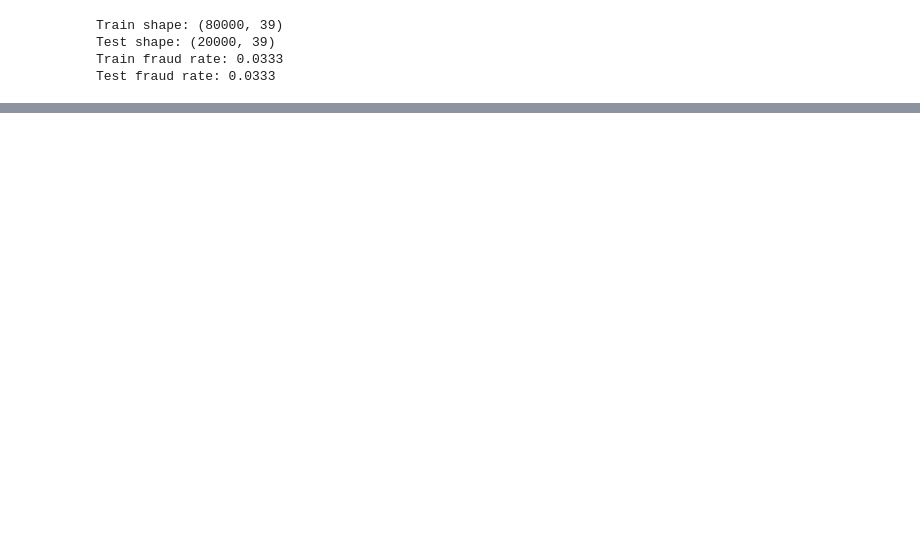
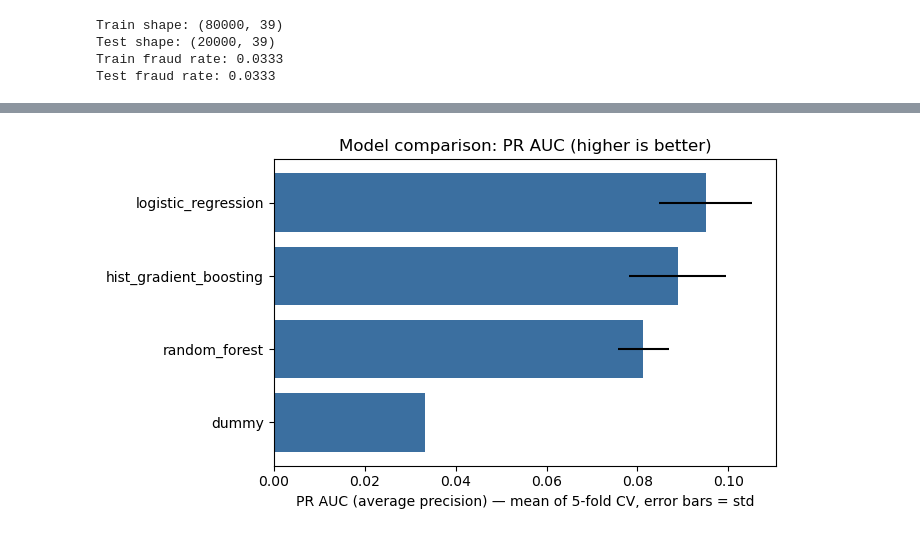
Before and after one commit to dacardonave/finshield-fraud-detection-platform, a Jupyter notebook: notebooks/03_modeling.ipynb, the cells around one changed output, grey strips where cells are left out. Drawn from its saved outputs; the diff is of its cells as text; code cells hidden in the pictures; blank space fills up the shorter version.

```diff
--- a/notebooks/03_modeling.ipynb
+++ b/notebooks/03_modeling.ipynb
@@ -87,12 +64,11 @@ This step ensures:
 # %%
-df = pd.read_csv("../data/raw/transactions.csv", parse_dates=["timestamp"])
-
+df = pd.read_csv(project_root / "data/raw/transactions.csv", parse_dates=["timestamp"])
 X, y, entity_df, categorical_cols, numerical_cols = get_modeling_data(df)
 
 print("X shape:", X.shape)
 print("Fraud rate:", round(y.mean(), 4))
-print("Categorical columns:", categorical_cols)
-print("Numerical columns:", numerical_cols)
+print(f"Categorical columns ({len(categorical_cols)}):", categorical_cols)
+print(f"Numerical columns ({len(numerical_cols)}):", numerical_cols)
 # %% [output]
 X shape: (100000, 39)
 Fraud rate: 0.0333
@@ -110,10 +81,6 @@ Why stratification matters:
 # %%
 X_train, X_test, y_train, y_test = train_test_split(
-    X,
-    y,
-    test_size=0.20,
-    random_state=42,
-    stratify=y,
+    X, y, test_size=TEST_SIZE, random_state=RANDOM_STATE, stratify=y,
 )
 
 print("Train shape:", X_train.shape)
@@ -203,9 +94,0 @@ models
-# %%
-logreg_pipeline = Pipeline(
-    steps=[
-        ("preprocessor", preprocessor),
-        ("model", LogisticRegression(max_iter=1000, class_weight="balanced", random_state=42)),
-    ]
-)
-
-logreg_pipeline.fit(X_train, y_train)
@@ -252,0 +106,4 @@ PR AUC: 0.0836
+# %%
+models = get_models()
+comparison = run_cv_comparison(X_train, y_train, categorical_cols, numerical_cols, models)
+comparison
@@ -252,0 +120,12 @@ PR AUC: 0.0836
+# %%
+order = comparison.sort_values("average_precision_mean")
+
+fig, ax = plt.subplots(figsize=(7, 4))
+ax.barh(order["model"], order["average_precision_mean"],
+        xerr=order["average_precision_std"], color="#3b6fa0")
+ax.set_xlabel("PR AUC (average precision) — mean of 5-fold CV, error bars = std")
+ax.set_title("Model comparison: PR AUC (higher is better)")
+plt.tight_layout()
+plt.show()
+# %% [output]
+[figure, added]
```
Also changed, not shown: parts of 32 cells of this notebook, 3 other files.
